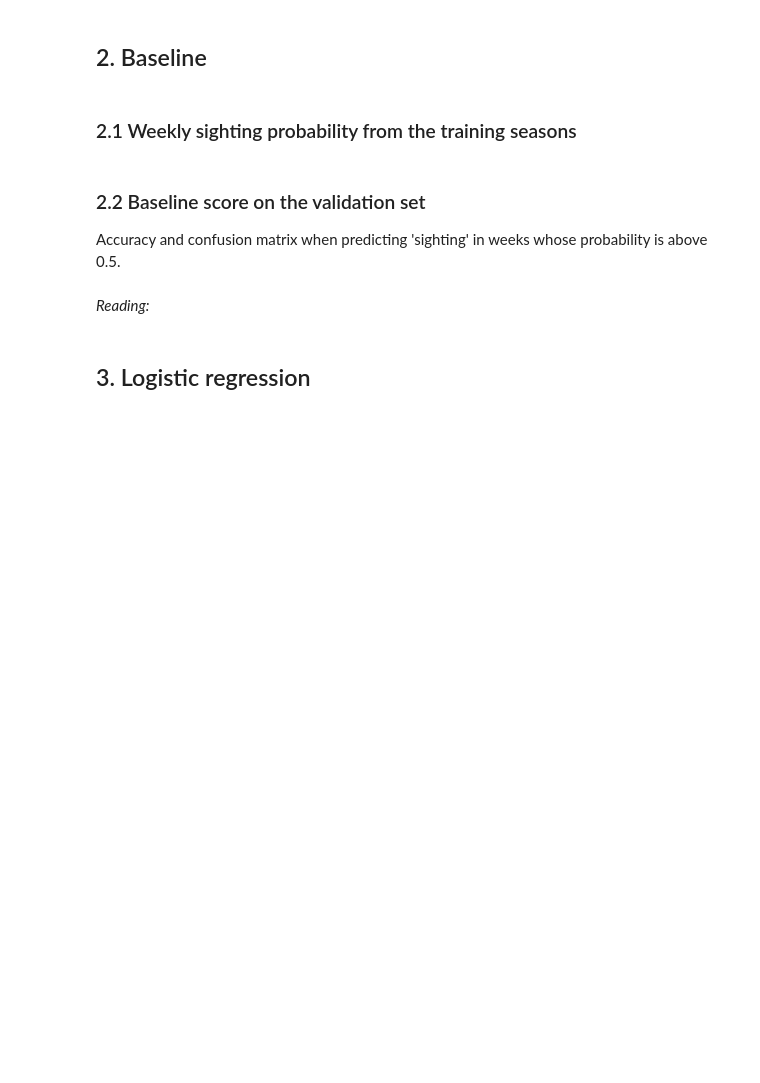
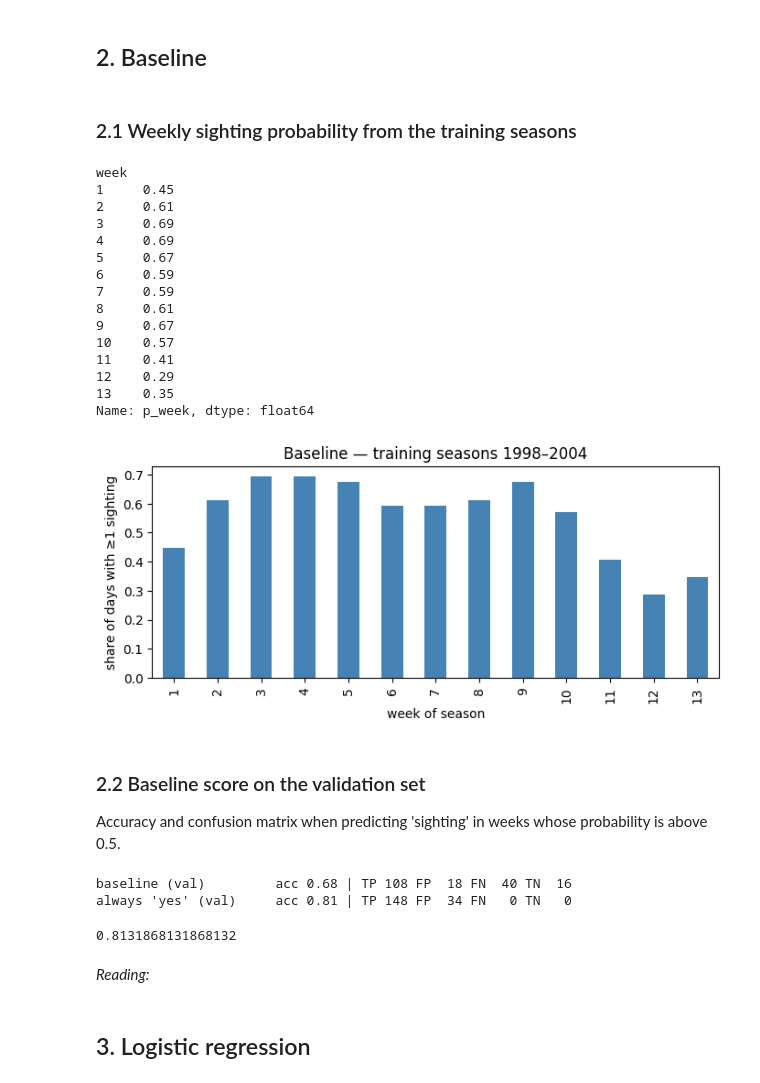
Before and after one commit to Patrick190508/whaleshark-mafia-island, a Jupyter notebook: notebooks/MVP_Daily_Prediction_Ningaloo.ipynb, the cells around one changed output. Saved outputs shown, nothing was run; the diff lists cells and outputs as text; code cells hidden in the pictures; blank space fills up the shorter version.

```diff
--- a/notebooks/MVP_Daily_Prediction_Ningaloo.ipynb
+++ b/notebooks/MVP_Daily_Prediction_Ningaloo.ipynb
@@ -23,16 +23,20 @@ import matplotlib.pyplot as plt
 URL = "https://raw.githubusercontent.com/Patrick190508/whaleshark-mafia-island/main/data/daily_ningaloo.csv"
 d = pd.read_csv(URL, parse_dates=["date"])
 
-PEAK = [4, 5, 6]                      # Ningaloo season: April–June
+PEAK = [4, 5, 6]                                   # Ningaloo season: April–June
 d = d[d["month"].isin(PEAK)].copy()
-d["sday"] = d.groupby("year").cumcount() + 1      # day of season 1..91
+d["sday"] = d.groupby("year").cumcount() + 1       # day of season 1..91
 d["week"] = (d["sday"] - 1) // 7 + 1
-d["y"] = (d["sightings"] > 0).astype(int)         # target
+d["y"] = (d["sightings"] > 0).astype(int)          # target
 
 # active seasons only (>= 20 sightings), as in the EDA
 tot = d.groupby("year")["sightings"].sum()
 active = tot[tot >= 20].index
-d = d[d["year"].isin(active)].dropna(subset=["sst", "chl", "sss"])
+d = d[d["year"].isin(active)].dropna(subset=["sst", "chl", "sss"]).copy()
 
-print("seasons:", sorted(active))
+# squared terms for the polynomial model (Week 3)
+d["sday2"] = d["sday"] ** 2
+d["sst2"]  = d["sst"] ** 2
+
+print("seasons:", sorted(d["year"].unique()))
 print("rows:", len(d), "| days with sighting:", d["y"].sum(), f"({d['y'].mean():.0%})")
@@ -39,3 +46,15 @@ print("rows:", len(d), "| days with sighting:", d["y"].sum(), f"({d['y'].mean():
 # %% [markdown]
 ### 1.2 Train / validation / test split by season
 Earliest seasons → training; later seasons → validation (to tune); most recent seasons → test (used once at the end).
+# %%
+TRAIN = list(range(1995, 2005))
+VAL   = [2005, 2006]
+TEST  = [2007, 2008, 2009]
+
+train = d[d["year"].isin(TRAIN)]
+val   = d[d["year"].isin(VAL)]
+test  = d[d["year"].isin(TEST)]
+
+for name, part in [("train", train), ("validation", val), ("test", test)]:
+    print(f"{name:11s} seasons {part['year'].min()}–{part['year'].max()} | "
+          f"days {len(part):4d} | share with sighting {part['y'].mean():.0%}")
@@ -43,9 +66,50 @@ Earliest seasons → training; later seasons → validation (to tune); most rece
 ## 2. Baseline
 # %% [markdown]
 ### 2.1 Weekly sighting probability from the training seasons
+# %%
+weekly = train.groupby("week")["y"].mean().rename("p_week")
+print(weekly.round(2))
+
+weekly.plot(kind="bar", color="steelblue", figsize=(8, 3))
+plt.ylabel("share of days with ≥1 sighting"); plt.xlabel("week of season")
+plt.title("Baseline — training seasons 1998–2004"); plt.show()
+# %% [output]
+week
+1     0.45
+2     0.61
+3     0.69
+4     0.69
+5     0.67
+6     0.59
+7     0.59
+8     0.61
+9     0.67
+10    0.57
+11    0.41
+12    0.29
+13    0.35
+Name: p_week, dtype: float64
+[figure, added]
 # %% [markdown]
 ### 2.2 Baseline score on the validation set
 Accuracy and confusion matrix when predicting 'sighting' in weeks whose probability is above 0.5.
+# %%
+from sklearn.metrics import accuracy_score, confusion_matrix
+
+def score(y_true, p, thr=0.5, label=""):
+    pred = (p >= thr).astype(int)
+    acc = accuracy_score(y_true, pred)
+    tn, fp, fn, tp = confusion_matrix(y_true, pred).ravel()
+    print(f"{label:22s} acc {acc:.2f} | TP {tp:3d} FP {fp:3d} FN {fn:3d} TN {tn:3d}")
+    return acc
+
+p_val_base = val["week"].map(weekly)
+score(val["y"], p_val_base, label="baseline (val)")
+score(val["y"], np.ones(len(val)), label="always 'yes' (val)")
+# %% [output]
+baseline (val)         acc 0.68 | TP 108 FP  18 FN  40 TN  16
+always 'yes' (val)     acc 0.81 | TP 148 FP  34 FN   0 TN   0
+0.8131868131868132
 # %% [markdown]
 *Reading:*
 # %% [markdown]
```
Also changed, not shown: parts of 8 cells of this notebook.
